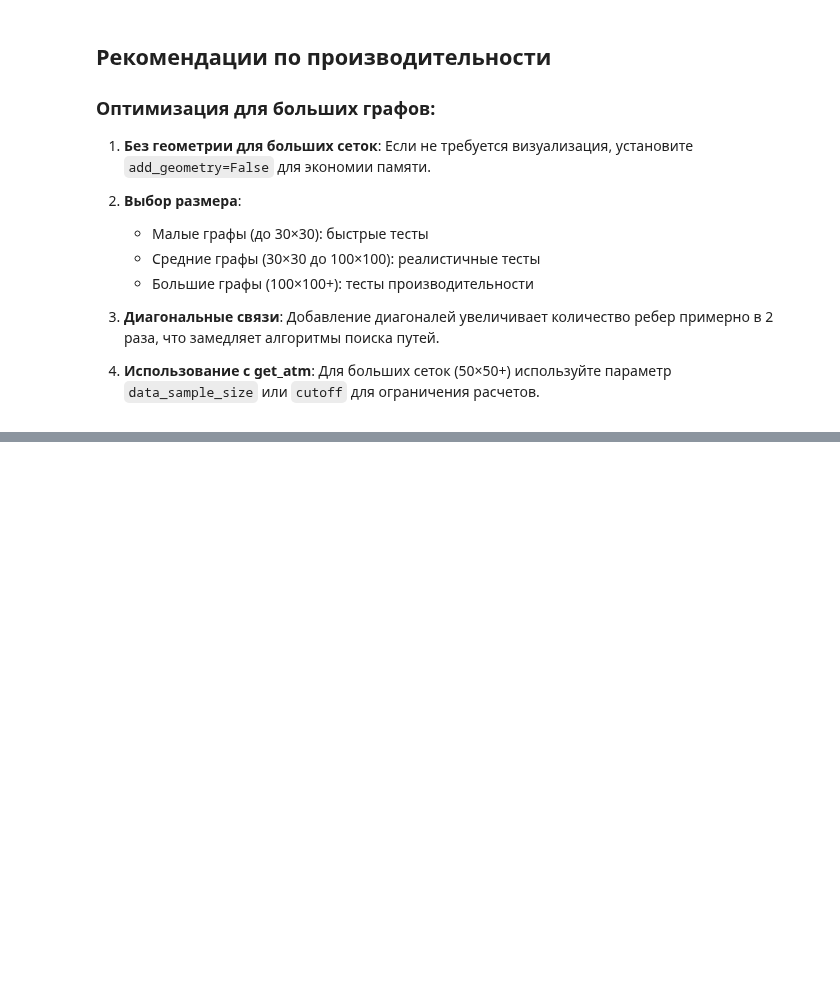
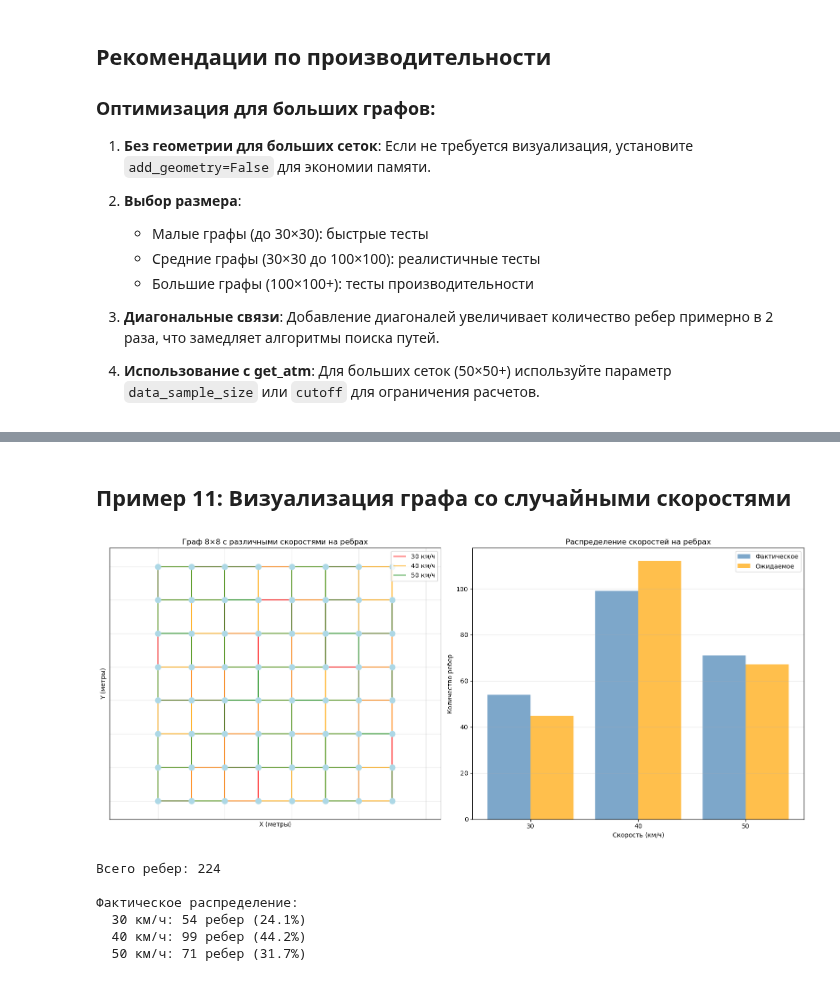
Before and after one commit to Obsidian-pb/genesis, a Jupyter notebook: work/genesis/g_generator.ipynb, the cells around one changed output, grey strips where cells are left out. Saved outputs shown, nothing was run; the diff lists cells and outputs as text; code cells hidden in the pictures; blank space fills up the shorter version.

```diff
--- a/work/genesis/g_generator.ipynb
+++ b/work/genesis/g_generator.ipynb
@@ -781,0 +928,80 @@ print("\\nРекомендация: для графов >100×100 рассмот
+# %% [markdown]
+## Пример 11: Визуализация графа со случайными скоростями
+# %%
+# Генерация графа со случайными скоростями
+speeds_config = ((30, 40, 50), (0.2, 0.5, 0.3))
+G = generate_grid_graph_extended(n=8, m=8, step=100.0, speed=speeds_config)
+
+# Получение позиций узлов для визуализации
+pos = {node: (data['x'], data['y']) for node, data in G.nodes(data=True)}
+
+# Визуализация
+fig, (ax1, ax2) = plt.subplots(1, 2, figsize=(16, 7))
+
+# График 1: Граф с раскраской ребер по скорости
+# Разделение ребер по скоростям
+edges_by_speed = {30: [], 40: [], 50: []}
+for u, v, data in G.edges(data=True):
+    speed = data['speed_kph']
+    edges_by_speed[speed].append((u, v))
+
+# Рисуем узлы
+nx.draw_networkx_nodes(G, pos, node_color='lightblue', node_size=80, ax=ax1)
+
+# Рисуем ребра с разными цветами для разных скоростей
+colors = {30: 'red', 40: 'orange', 50: 'green'}
+labels = {30: '30 км/ч', 40: '40 км/ч', 50: '50 км/ч'}
+for speed, edges in edges_by_speed.items():
+    nx.draw_networkx_edges(
+        G, pos,
+        edgelist=edges,
+        edge_color=colors[speed],
+        width=1.5,
+        arrows=False,
+        alpha=0.7,
+        label=labels[speed],
+        ax=ax1
+    )
+
+ax1.set_title('Граф 8×8 с различными скоростями на ребрах', fontsize=12)
+ax1.set_xlabel('X (метры)')
+ax1.set_ylabel('Y (метры)')
+ax1.legend(loc='upper right')
+ax1.axis('equal')
+ax1.grid(True, alpha=0.3)
+
+# График 2: Гистограмма распределения скоростей
+speeds_list = [data['speed_kph'] for _, _, data in G.edges(data=True)]
+unique_speeds, counts = np.unique(speeds_list, return_counts=True)
+
+# Реальное распределение
+x_pos = np.arange(len(unique_speeds))
+ax2.bar(x_pos - 0.2, counts, 0.4, label='Фактическое', color='steelblue', alpha=0.7)
+
+# Ожидаемое распределение
+expected_counts = [speeds_config[1][i] * len(speeds_list) for i in range(len(speeds_config[0]))]
+ax2.bar(x_pos + 0.2, expected_counts, 0.4, label='Ожидаемое', color='orange', alpha=0.7)
+
+ax2.set_xlabel('Скорость (км/ч)')
+ax2.set_ylabel('Количество ребер')
+ax2.set_title('Распределение скоростей на ребрах')
+ax2.set_xticks(x_pos)
+ax2.set_xticklabels([f'{int(s)}' for s in unique_speeds])
+ax2.legend()
+ax2.grid(True, alpha=0.3, axis='y')
+
+plt.tight_layout()
+plt.show()
+
+print(f"Всего ребер: {len(speeds_list)}")
+print(f"\nФактическое распределение:")
+for speed, count in zip(unique_speeds, counts):
+    print(f"  {speed} км/ч: {count} ребер ({count/len(speeds_list)*100:.1f}%)")
+# %% [output]
+[figure, added]
+Всего ребер: 224
+
+Фактическое распределение:
+  30 км/ч: 54 ребер (24.1%)
+  40 км/ч: 99 ребер (44.2%)
+  50 км/ч: 71 ребер (31.7%)
```
Also changed, not shown: parts of 23 cells of this notebook, 4 other files.
